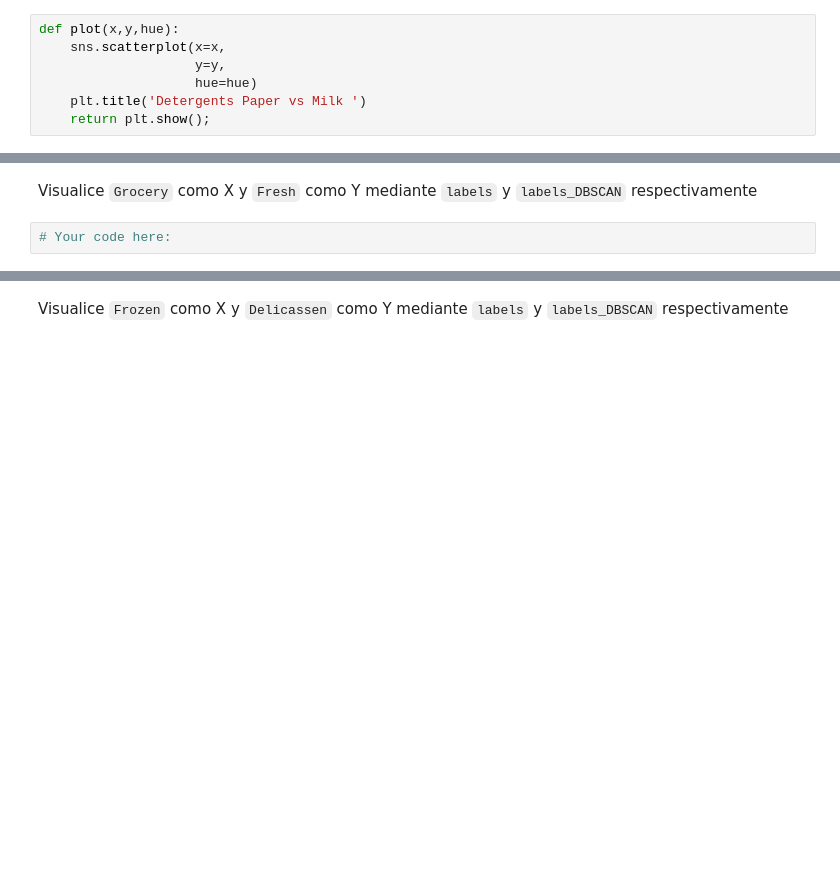
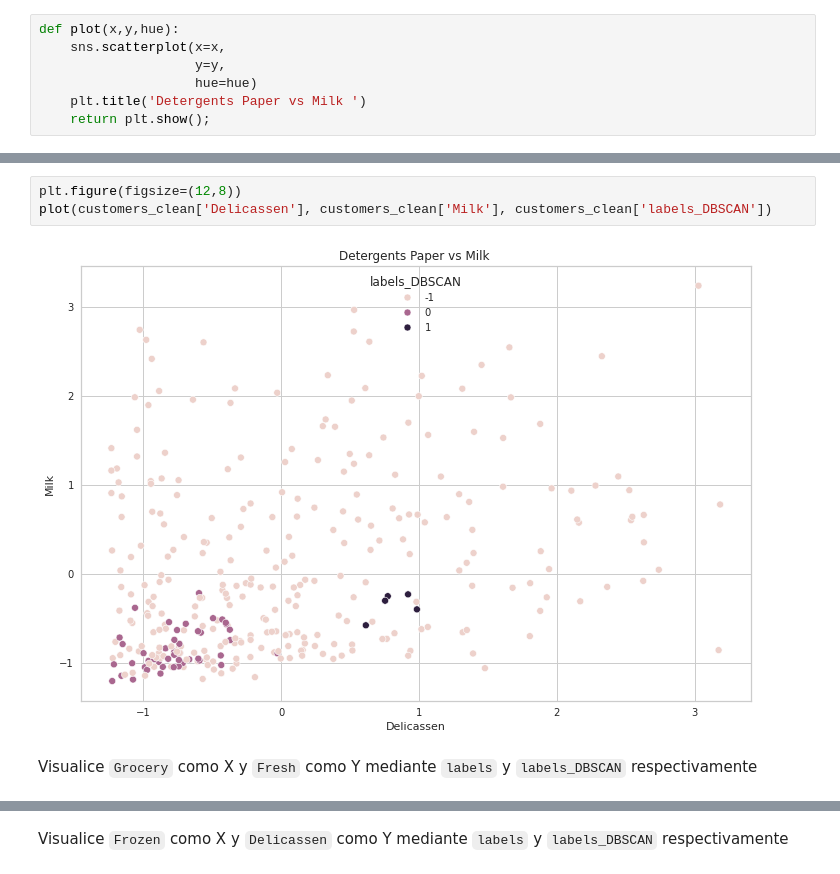
Before and after one commit to ivanseldas/lab-unsupervised-learning-es, a Jupyter notebook: your-code/main-esp.ipynb, the cells around one changed output, grey strips where cells are left out. Drawn from its saved outputs; the diff is of its cells as text; blank space fills up the shorter version.

```diff
--- a/your-code/main-esp.ipynb
+++ b/your-code/main-esp.ipynb
@@ -368,4 +405,7 @@ def plot(x,y,hue):
+# %%
+plt.figure(figsize=(12,8))
+plot(customers_clean['Delicassen'], customers_clean['Milk'], customers_clean['labels_DBSCAN'])
+# %% [output]
+[figure, added]
 # %% [markdown]
 Visualice `Grocery` como X y `Fresh` como Y mediante `labels` y `labels_DBSCAN` respectivamente
-# %%
-# Your code here:
```
Also changed, not shown: parts of 25 cells of this notebook.
